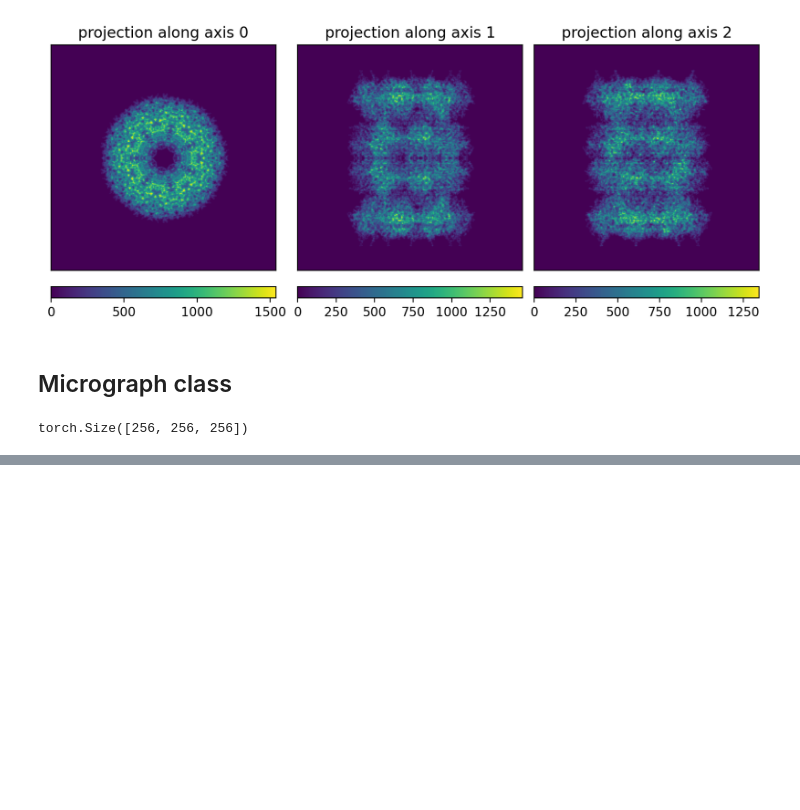
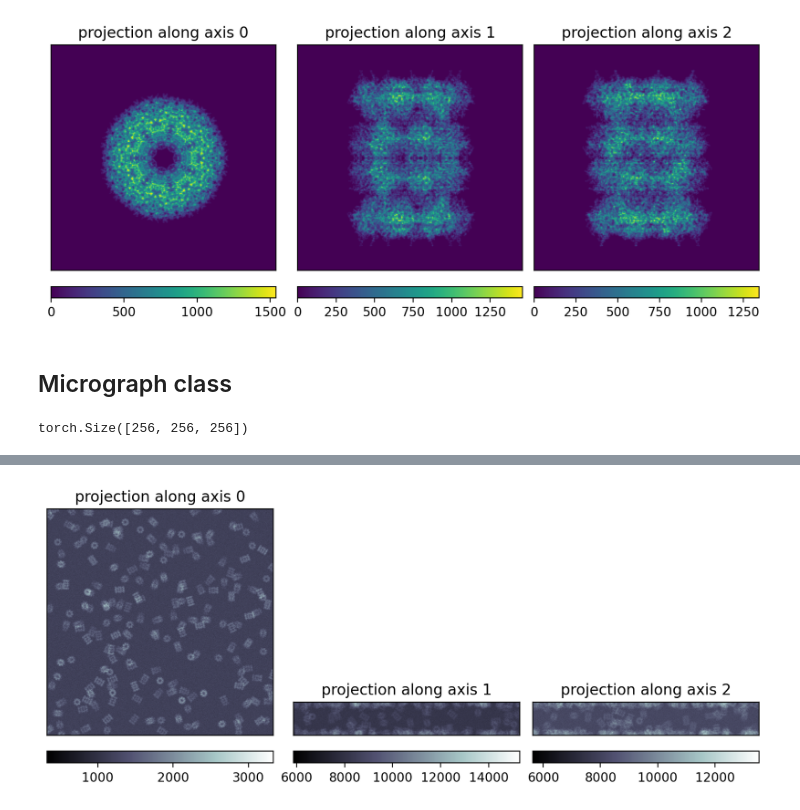
Before and after one commit to joelyeois/specter, a Jupyter notebook: demo-notebooks/micrograph-generator.ipynb, the cells around one changed output, grey strips where cells are left out. Drawn from its saved outputs; the diff is of its cells as text; code cells hidden in the pictures; blank space fills up the shorter version.

```diff
--- a/demo-notebooks/micrograph-generator.ipynb
+++ b/demo-notebooks/micrograph-generator.ipynb
@@ -86,7 +86,7 @@ coincidence_radius = 1.8
 #   'gd'     : gradient descent. slow, highest accuracy
 #   'mcmc'   : monte carlo markov chain. slowest, medium accuracy, under development.
 #   None     : disable ice
-ice_model = "gd"
+ice_model = "random"
 # ice_model = None
 
 ice_thickness = 500  # angstroms, set to 0 for minimum ice thickness = particle box size
@@ -99,7 +99,7 @@ crowd_max_distance_z = None  # if None, defaults to ice_thickness which would re
 # pad_fft = False  # True to avoid edge artifacts when if crowd_min_distance is not None
 pad_fft = False
 
-chunk_size = 4  # set to None for no chunking (cuda memory might exceed)
+chunk_size = 8  # set to None for no chunking (cuda memory might exceed)
 
 model = MicrographGenerator(
     V,
@@ -171,5 +175,7 @@ plt.show()
 # %%
-plot3d(model.vol[0].detach().cpu())
+plot3d(model.vol[0].detach().cpu(), cmap="bone")
+# %% [output]
+[figure, added]
 # %%
 # import mrcfile
 # %%
```
Also changed, not shown: parts of 3 cells of this notebook, 3 other files.
